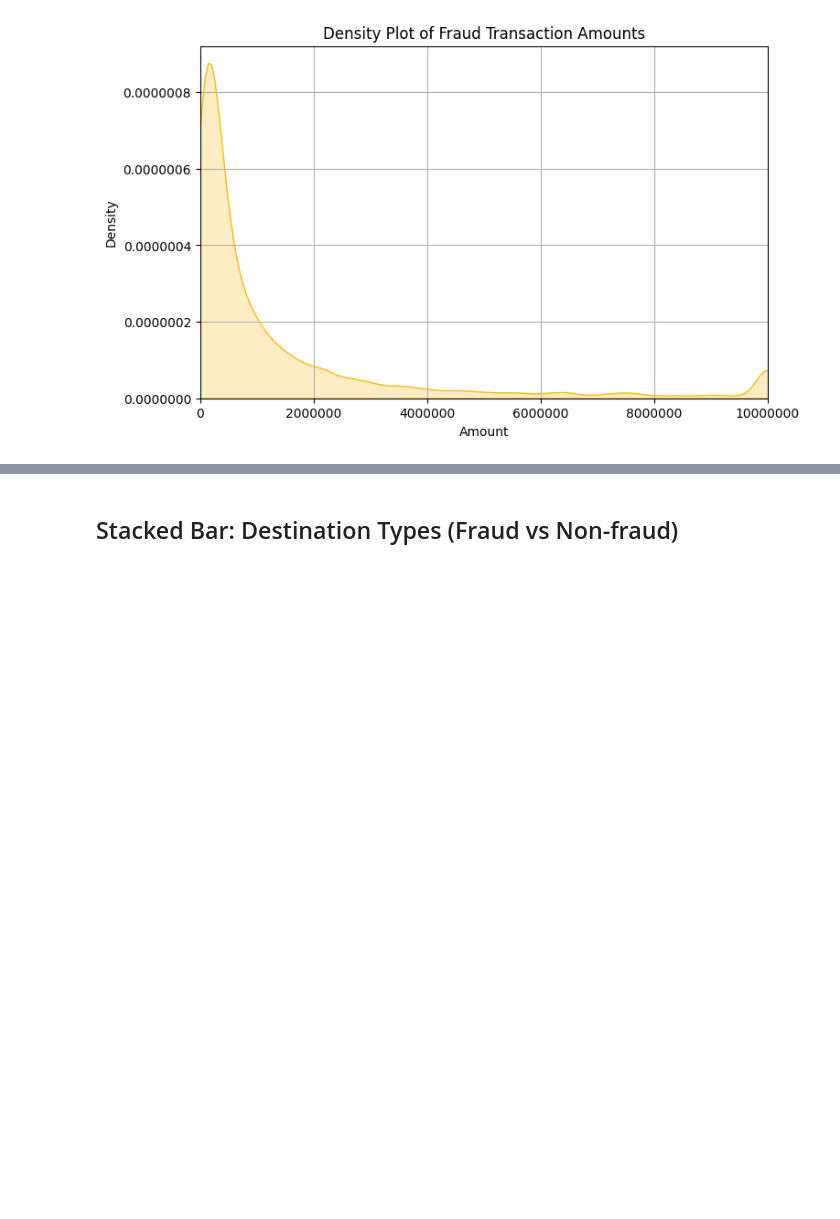
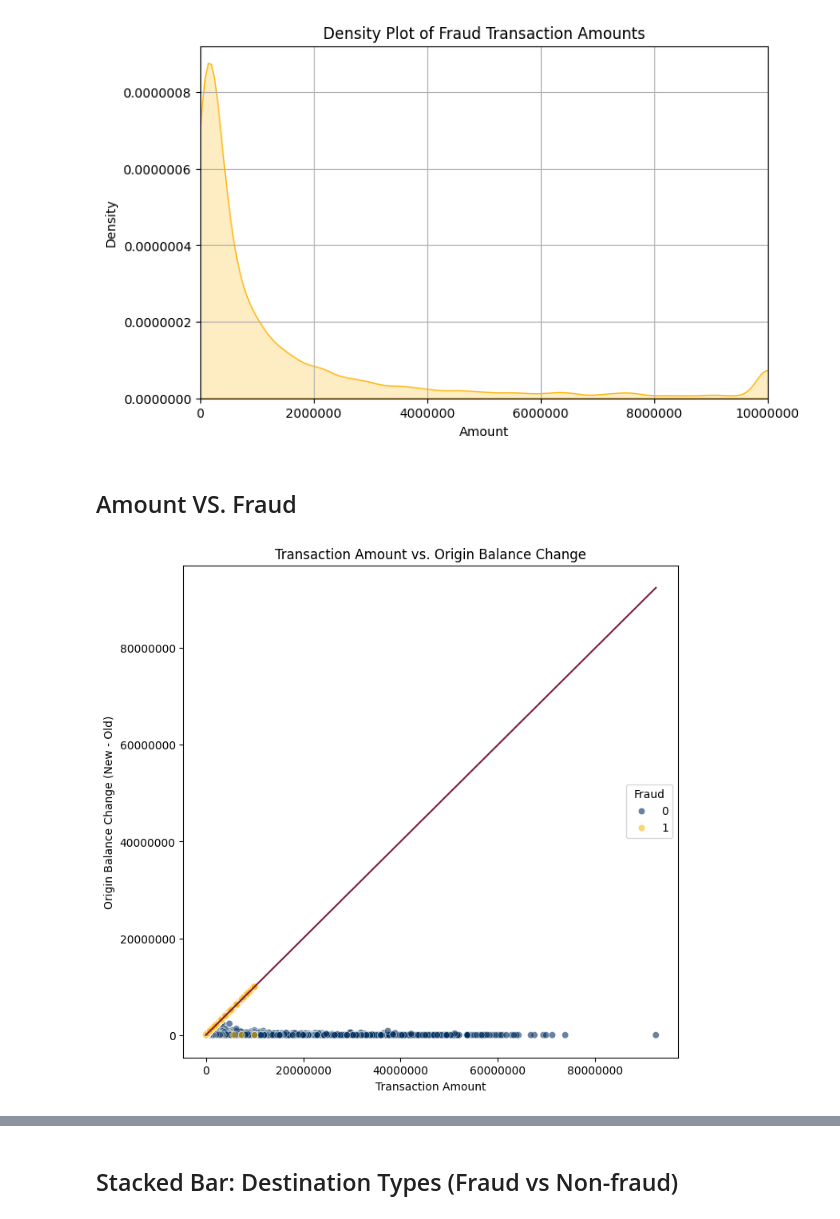
Before and after one commit to nguyentunhu/Financial-Fraud-Patterns-EDA, a Jupyter notebook: main.ipynb, the cells around one changed output, grey strips where cells are left out. Drawn from its saved outputs; the diff is of its cells as text; code cells hidden in the pictures; blank space fills up the shorter version.

```diff
--- a/main.ipynb
+++ b/main.ipynb
@@ -143,7 +129,7 @@ df['nameDest'] = df['nameDest'].astype('string')
 df['amount'] = df['amount'].astype(np.float32)  # reduce from float64 to float32
 # %%
 # Add customer type information based on account ID prefix
-df['orgType'] = df['nameOrig'].str[0].map({'M': 'Merchant', 'C': 'Customer'}).fillna('Other').astype('category')
+df['origType'] = df['nameOrig'].str[0].map({'M': 'Merchant', 'C': 'Customer'}).fillna('Other').astype('category')
 df['destType'] = df['nameDest'].str[0].map({'M': 'Merchant', 'C': 'Customer'}).fillna('Other').astype('category')
 # %% [markdown]
 # 4. Exploratory Data Analysis (EDA)
@@ -202,3 +188,25 @@ plt.ticklabel_format(style='plain')
 plt.show()
 # %% [output]
 [figure]
+# %% [markdown]
+## Amount VS. Fraud
+# %%
+# create data for perfect fit line
+min_amt = df['amount'].min()
+max_amt = df['amount'].max()
+x = [min_amt, max_amt]
+# %%
+# Correct calculation for origin balance change
+df['balance_change_org'] = abs(df['newbalanceOrig'] - df['oldbalanceOrig'])
+
+plt.figure(figsize=(8, 8))
+sns.scatterplot(data=df, x='amount', y='balance_change_org', hue='isFraud', alpha=0.6, palette=colors)
+plt.plot(x, x, color=colors[3])
+plt.title('Transaction Amount vs. Origin Balance Change')
+plt.xlabel('Transaction Amount')
+plt.ylabel('Origin Balance Change (New - Old)')
+plt.legend(title='Fraud', loc='center right')
+plt.ticklabel_format(style='plain')
+plt.show()
+# %% [output]
+[figure, added]
```
Also changed, not shown: parts of 7 cells of this notebook.
